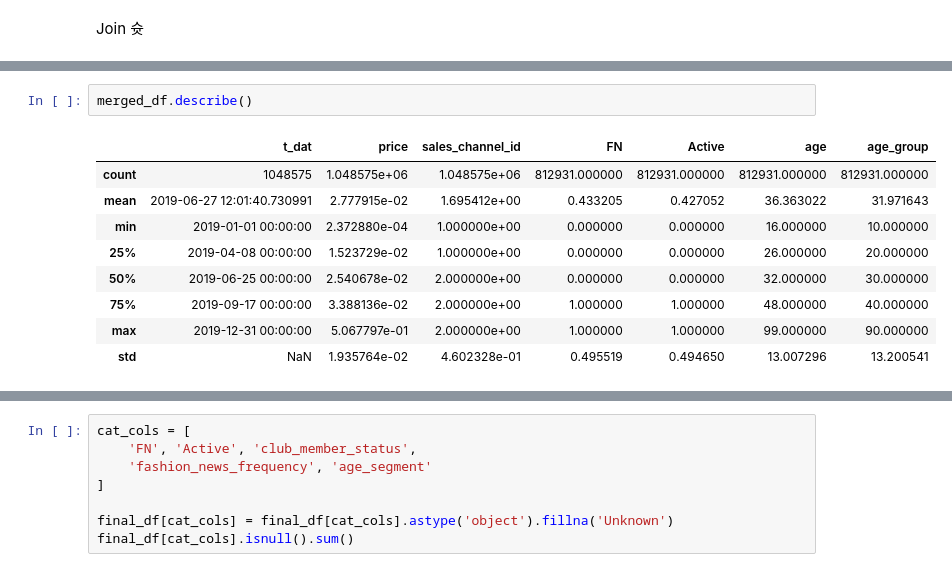
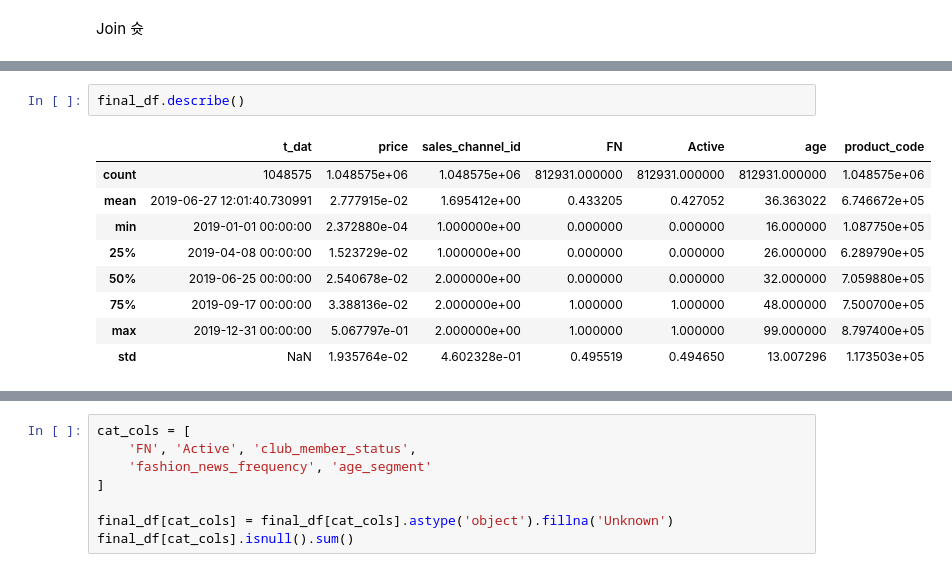
Before and after one commit to yoohengu/cross-gen-biz-analysis, a Jupyter notebook: notebooks/chanhui_eda/hm_2020_business_insight.ipynb, the cells around one changed output, grey strips where cells are left out. Drawn from its saved outputs; the diff is of its cells as text.

```diff
--- a/notebooks/chanhui_eda/hm_2020_business_insight.ipynb
+++ b/notebooks/chanhui_eda/hm_2020_business_insight.ipynb
@@ -753,13 +858,13 @@ memory usage: 241.0 MB
 # %%
-merged_df.describe()
+final_df.describe()
 # %% [output]
-|  | t_dat | price | sales_channel_id | FN | Active | age | age_group |
-| count | 1048575 | 1.048575e+06 | 1.048575e+06 | 812931.000000 | 812931.000000 | 812931.000000 | 812931.000000 |
-| mean | 2019-06-27 12:01:40.730991 | 2.777915e-02 | 1.695412e+00 | 0.433205 | 0.427052 | 36.363022 | 31.971643 |
-| min | 2019-01-01 00:00:00 | 2.372880e-04 | 1.000000e+00 | 0.000000 | 0.000000 | 16.000000 | 10.000000 |
-| 25% | 2019-04-08 00:00:00 | 1.523729e-02 | 1.000000e+00 | 0.000000 | 0.000000 | 26.000000 | 20.000000 |
-| 50% | 2019-06-25 00:00:00 | 2.540678e-02 | 2.000000e+00 | 0.000000 | 0.000000 | 32.000000 | 30.000000 |
-| 75% | 2019-09-17 00:00:00 | 3.388136e-02 | 2.000000e+00 | 1.000000 | 1.000000 | 48.000000 | 40.000000 |
-| max | 2019-12-31 00:00:00 | 5.067797e-01 | 2.000000e+00 | 1.000000 | 1.000000 | 99.000000 | 90.000000 |
-| std | NaN | 1.935764e-02 | 4.602328e-01 | 0.495519 | 0.494650 | 13.007296 | 13.200541 |
+|  | t_dat | price | sales_channel_id | FN | Active | age | product_code |
+| count | 1048575 | 1.048575e+06 | 1.048575e+06 | 812931.000000 | 812931.000000 | 812931.000000 | 1.048575e+06 |
+| mean | 2019-06-27 12:01:40.730991 | 2.777915e-02 | 1.695412e+00 | 0.433205 | 0.427052 | 36.363022 | 6.746672e+05 |
+| min | 2019-01-01 00:00:00 | 2.372880e-04 | 1.000000e+00 | 0.000000 | 0.000000 | 16.000000 | 1.087750e+05 |
+| 25% | 2019-04-08 00:00:00 | 1.523729e-02 | 1.000000e+00 | 0.000000 | 0.000000 | 26.000000 | 6.289790e+05 |
+| 50% | 2019-06-25 00:00:00 | 2.540678e-02 | 2.000000e+00 | 0.000000 | 0.000000 | 32.000000 | 7.059880e+05 |
+| 75% | 2019-09-17 00:00:00 | 3.388136e-02 | 2.000000e+00 | 1.000000 | 1.000000 | 48.000000 | 7.500700e+05 |
+| max | 2019-12-31 00:00:00 | 5.067797e-01 | 2.000000e+00 | 1.000000 | 1.000000 | 99.000000 | 8.797400e+05 |
+| std | NaN | 1.935764e-02 | 4.602328e-01 | 0.495519 | 0.494650 | 13.007296 | 1.173503e+05 |
 # %%
```
Also changed, not shown: parts of 42 cells of this notebook, 2 other files.
